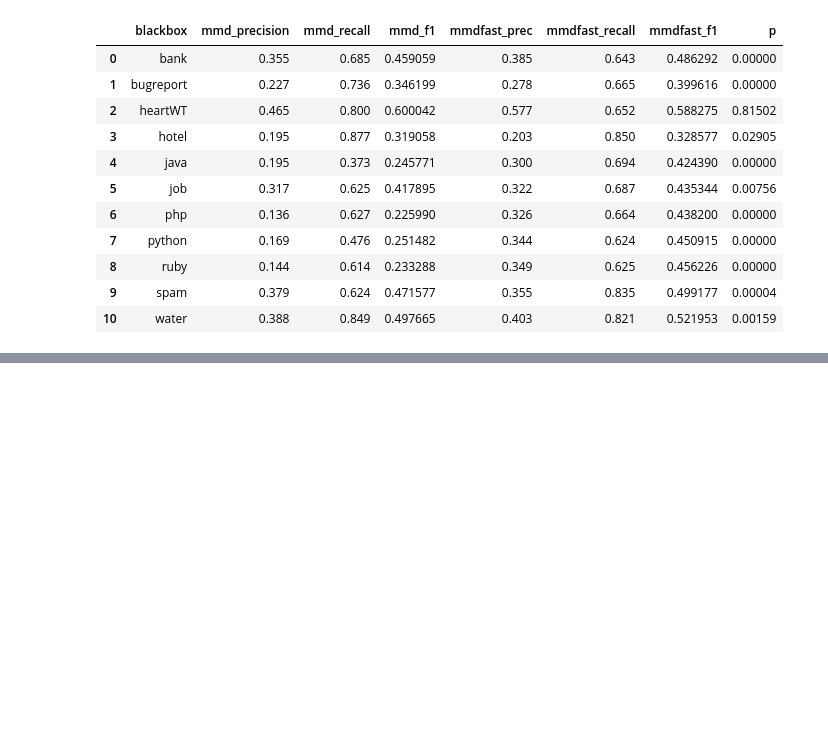
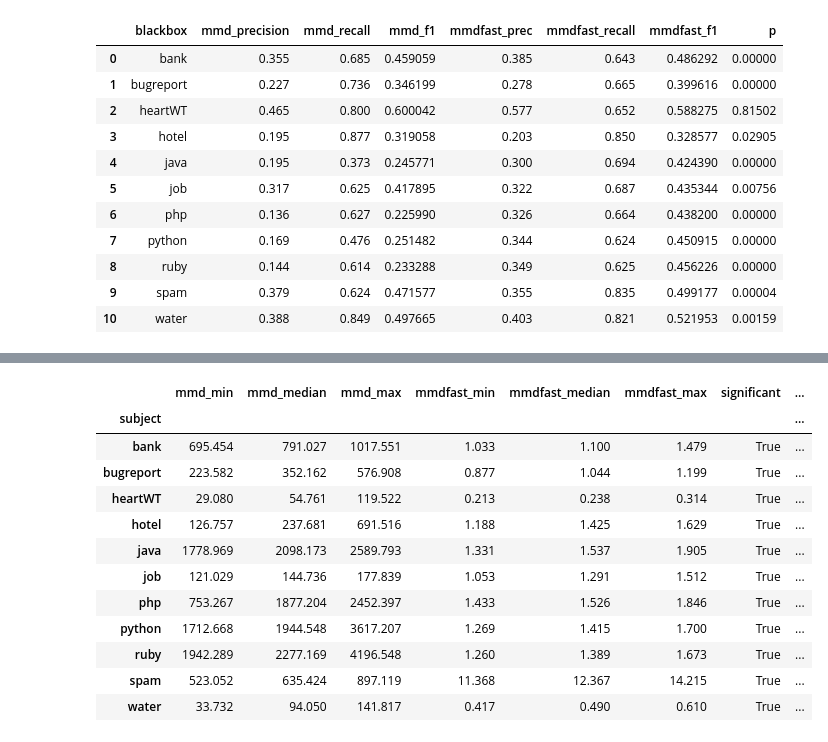
Before and after one commit to martineberlein/misprediction_explanation, a Jupyter notebook: notebooks/mmd-vs-mmdfast.ipynb, the cells around one changed output, grey strips where cells are left out. Saved outputs shown, nothing was run; the diff lists cells and outputs as text; code cells hidden in the pictures; blank space fills up the shorter version.

```diff
--- a/notebooks/mmd-vs-mmdfast.ipynb
+++ b/notebooks/mmd-vs-mmdfast.ipynb
@@ -87,0 +124,60 @@ results
+# %%
+import pandas as pd
+from scipy.stats import mannwhitneyu
+
+times = (
+    df
+    .groupby(['blackbox', 'rules'])['time_with']
+    .apply(list)
+    .unstack(fill_value=[])
+)
+
+def summarize_pair(x, y):
+    """Run test on two lists x and y, return stats or None."""
+    if len(x) < 2 or len(y) < 2:
+        return None
+    u_stat, p = mannwhitneyu(y, x, alternative='less')
+    mmd_stats  = pd.Series(x).agg(['min','median','max'])
+    fr_stats   = pd.Series(y).agg(['min','median','max'])
+    imp_factor = round(mmd_stats['median'] / fr_stats['median'], 1) \
+                 if fr_stats['median'] != 0 else float('inf')
+    return {
+        'u_statistic':    u_stat,
+        'p_value':        p,
+        'mmd_min':        mmd_stats['min'],
+        'mmd_median':     mmd_stats['median'],
+        'mmd_max':        mmd_stats['max'],
+        f'{mmdfast}_min':       fr_stats['min'],
+        f'{mmdfast}_median':    fr_stats['median'],
+        f'{mmdfast}_max':       fr_stats['max'],
+                'significant':    p < 0.05,
+        'improvement_factor': imp_factor
+    }
+
+# apply over each subject
+rows = []
+for subject, row in times.iterrows():
+    x = row.get(mmd, [])
+    y = row.get(mmdfast, [])
+    summary = summarize_pair(x, y)
+    if summary:
+        summary['subject'] = subject
+        rows.append(summary)
+
+results_df = pd.DataFrame(rows).set_index('subject')
+# print(results_df)
+results_df.drop(["u_statistic", "p_value"], axis=1)
+# %% [output]
+|  | mmd_min | mmd_median | mmd_max | mmdfast_min | mmdfast_median | mmdfast_max | significant | ... |
+| subject |  |  |  |  |  |  |  | ... |
+| bank | 695.454 | 791.027 | 1017.551 | 1.033 | 1.100 | 1.479 | True | ... |
+| bugreport | 223.582 | 352.162 | 576.908 | 0.877 | 1.044 | 1.199 | True | ... |
+| heartWT | 29.080 | 54.761 | 119.522 | 0.213 | 0.238 | 0.314 | True | ... |
+| hotel | 126.757 | 237.681 | 691.516 | 1.188 | 1.425 | 1.629 | True | ... |
+| java | 1778.969 | 2098.173 | 2589.793 | 1.331 | 1.537 | 1.905 | True | ... |
+| job | 121.029 | 144.736 | 177.839 | 1.053 | 1.291 | 1.512 | True | ... |
+| php | 753.267 | 1877.204 | 2452.397 | 1.433 | 1.526 | 1.846 | True | ... |
+| python | 1712.668 | 1944.548 | 3617.207 | 1.269 | 1.415 | 1.700 | True | ... |
+| ruby | 1942.289 | 2277.169 | 4196.548 | 1.260 | 1.389 | 1.673 | True | ... |
+| spam | 523.052 | 635.424 | 897.119 | 11.368 | 12.367 | 14.215 | True | ... |
+| water | 33.732 | 94.050 | 141.817 | 0.417 | 0.490 | 0.610 | True | ... |
```
Also changed, not shown: parts of 2 cells of this notebook.
